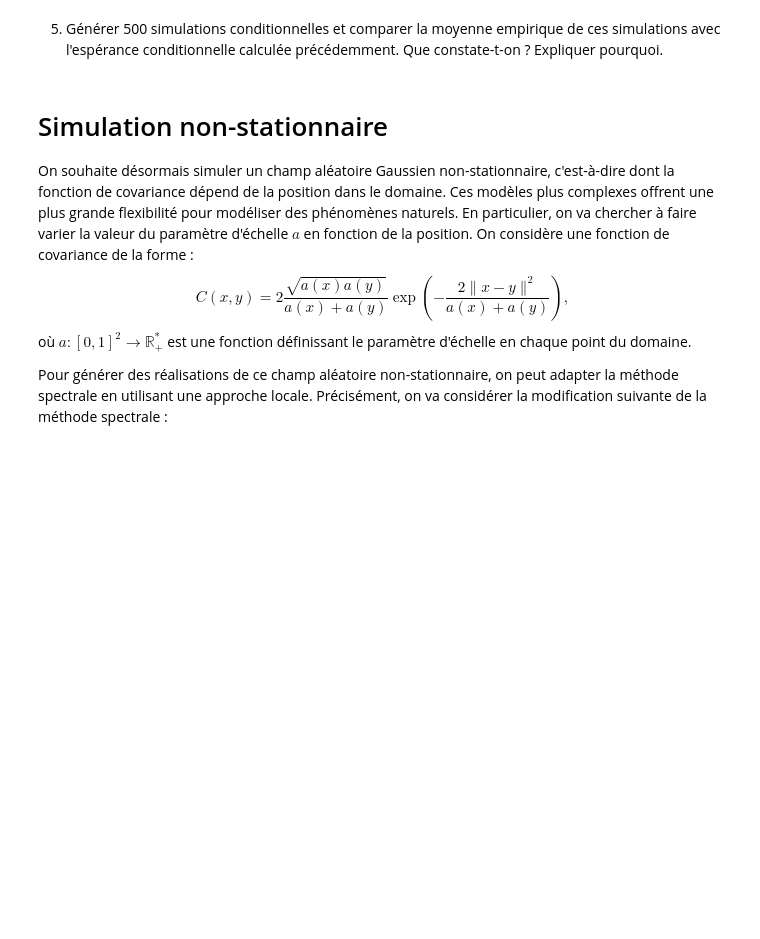
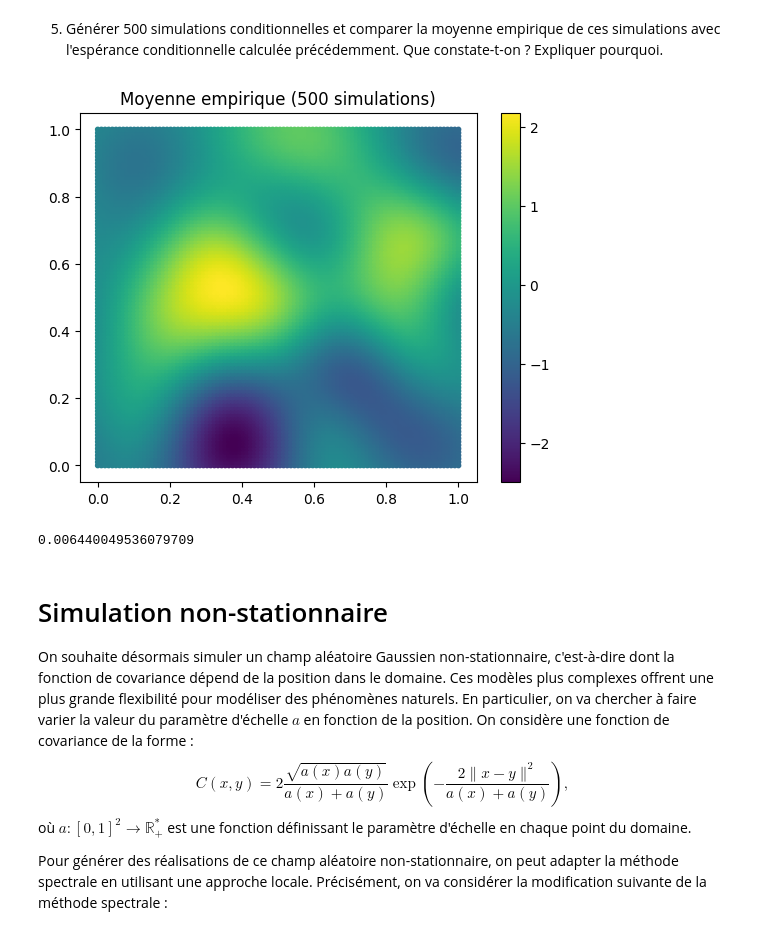
Before and after one commit to erhel-czc/projet-probabilites, a Jupyter notebook: Projet Probabilités.ipynb, the cells around one changed output. Cells and saved outputs as stored; diff of their text form; code cells hidden in the pictures; blank space fills up the shorter version.

```diff
--- a/Projet Probabilités.ipynb
+++ b/Projet Probabilités.ipynb
@@ -449,5 +476,35 @@ plt.show()
 # %% [markdown]
 5. Générer 500 simulations conditionnelles et comparer la moyenne empirique de ces simulations avec l'espérance conditionnelle calculée précédemment. Que constate-t-on ? Expliquer pourquoi.
+# %%
+nsim = 500
+simulations = np.zeros((nsim, len(points_grid)))
+
+for i in range(nsim):
+    Z_all = simulation_spectrale(points_all, a, N=200)
+    Z_grid = Z_all[:len(points_grid)]
+    Z_obs  = Z_all[len(points_grid):]
+
+    mu_cond_Z = K21 @ K11_inv @ Z_obs
+    simulations[i] = mu_cond + (Z_grid - mu_cond_Z)
+
+# moyenne empirique
+mean_emp = simulations.mean(axis=0)
+
+# comparaison visuelle
+plt.figure()
+plt.scatter(points_grid[:,0], points_grid[:,1], c=mean_emp, cmap='viridis', s=10)
+plt.title("Moyenne empirique (500 simulations)")
+plt.colorbar()
+plt.show()
+
+
+A=np.mean(np.abs(mean_emp - mu_cond))
+print(A)
+
+#On constate que A est plutöt petit ce qui signifie que mean_emp≈mu_cond, c’est-à-dire que la moyenne des 500 simulations conditionnelles se rapproche de l’espérance conditionnelle.
+# %% [output]
+[figure, added]
+0.006440049536079709
 # %% [markdown]
 # Simulation non-stationnaire
 
```
Also changed, not shown: parts of 5 cells of this notebook.
